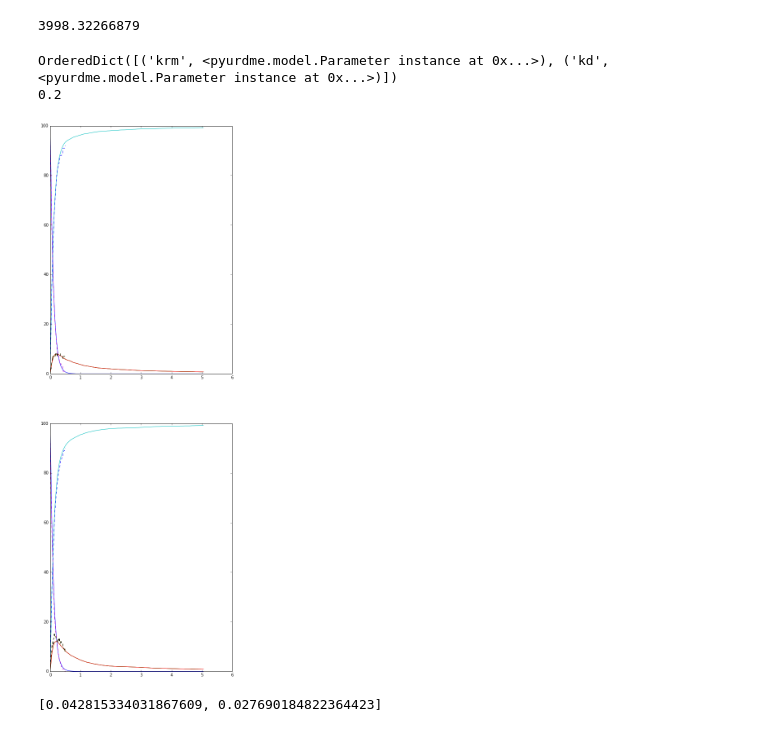
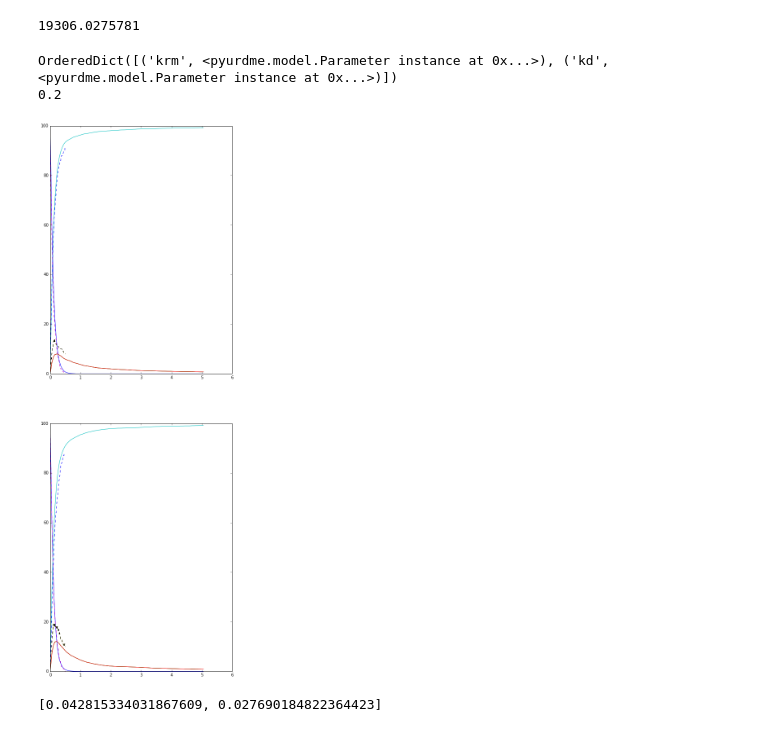
Before and after one commit to ahellander/pyurdme, a Jupyter notebook: examples/micro1/Example1.ipynb, the cells around one changed output. Saved outputs shown, nothing was run; the diff lists cells and outputs as text; code cells hidden in the pictures.

```diff
--- a/examples/micro1/Example1.ipynb
+++ b/examples/micro1/Example1.ipynb
@@ -78,7 +78,7 @@ class Example2(pyurdme.URDMEModel):
         # Distribute the molecules over the mesh
         self.set_initial_condition_scatter({S1:100})
         # Time span of the simulation
-        self.timespan(numpy.linspace(0,0.5,50000))
+        self.timespan(numpy.linspace(0,1.05,100000))
 # %%
 tspan = numpy.linspace(0,5.05,102)
 kr = [1.0,0.5,0.16,0.08,0.04,0.02,0.01]
@@ -89,7 +89,7 @@ for i in range(1,8):
 #solver._write_mesh_file("spheremesh.h5")
 #solver.serialize("urdmeinputesphere.mat")
 # %%
-num_traj = 5
+num_traj = 10
 nspecies = 4
 # %%
 #model = Example2(1e-18)
@@ -126,7 +126,7 @@ for k in range(0,len(kr)):
 timem2 = time.time()
 print timem2-timem1
 # %% [output]
-3998.32266879
+19306.0275781
 # %%
 #model = Example2(kr=kr[1])
 # %%
@@ -142,13 +142,13 @@ OrderedDict([('krm', <pyurdme.model.Parameter instance at 0x...>), ('kd', <pyurd
 # %%
 f, axs = plt.subplots(len(kr), 1,figsize=(8,24))
 for i in range(0,len(kr)):
     axs[i].plot(tspan,micro[i])
 
 for j in range(0,len(kr)):
     for i in range(0,nspecies):
-        axs[j].plot(numpy.linspace(0,0.5,20000),mmms[j][i],linestyle='--')
+        axs[j].plot(numpy.linspace(0,0.5,50000),mmms[j][i],linestyle='--')
 # %% [output]
-[figure, old version]
+[figure, new version]
 # %%
 
 err = []
```
Also changed, not shown: 1 other file.
